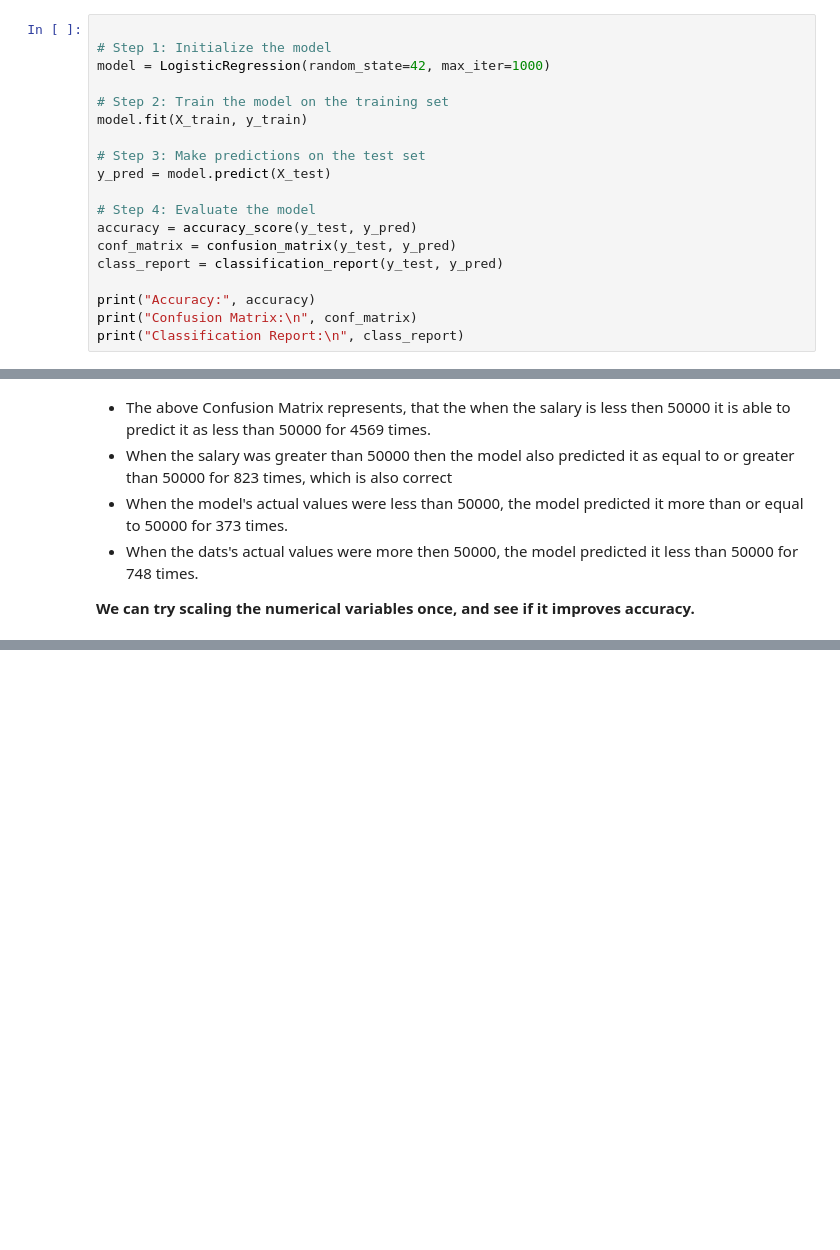
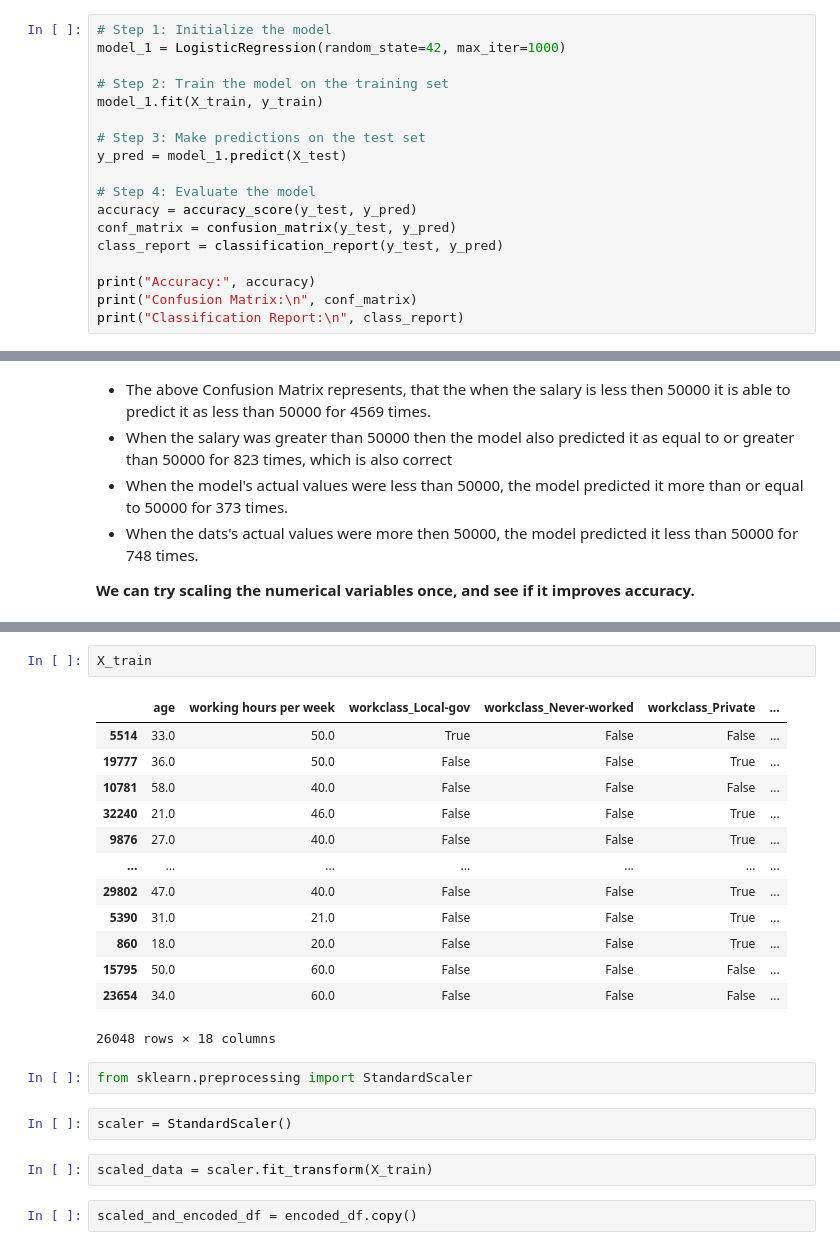
Before and after one commit to nikhil4859/Logistic-Regression, a Jupyter notebook: Salary_Prediction _Data.ipynb, the cells around one changed output, grey strips where cells are left out. Saved outputs shown, nothing was run; the diff lists cells and outputs as text; blank space fills up the shorter version.

Commit message:
Kaggle Notebook | Salary Prediction Dataset | Version 1

```diff
--- a/Salary_Prediction _Data.ipynb
+++ b/Salary_Prediction _Data.ipynb
@@ -522,15 +522,14 @@ X_train, X_test, y_train, y_test = train_test_split(X, y, test_size=0.2, random_
 from sklearn.linear_model import LogisticRegression
 from sklearn.metrics import accuracy_score, confusion_matrix, classification_report
 # %%
-
 # Step 1: Initialize the model
-model = LogisticRegression(random_state=42, max_iter=1000)
+model_1 = LogisticRegression(random_state=42, max_iter=1000)
 
 # Step 2: Train the model on the training set
-model.fit(X_train, y_train)
+model_1.fit(X_train, y_train)
 
 # Step 3: Make predictions on the test set
-y_pred = model.predict(X_test)
+y_pred = model_1.predict(X_test)
 
 # Step 4: Evaluate the model
 accuracy = accuracy_score(y_test, y_pred)
@@ -575,0 +591,24 @@ plt.show()
+# %%
+X_train
+# %% [output]
+|  | age | working hours per week | workclass_Local-gov | workclass_Never-worked | workclass_Private | ... |
+| 5514 | 33.0 | 50.0 | True | False | False | ... |
+| 19777 | 36.0 | 50.0 | False | False | True | ... |
+| 10781 | 58.0 | 40.0 | False | False | False | ... |
+| 32240 | 21.0 | 46.0 | False | False | True | ... |
+| 9876 | 27.0 | 40.0 | False | False | True | ... |
+| ... | ... | ... | ... | ... | ... | ... |
+| 29802 | 47.0 | 40.0 | False | False | True | ... |
+| 5390 | 31.0 | 21.0 | False | False | True | ... |
+| 860 | 18.0 | 20.0 | False | False | True | ... |
+| 15795 | 50.0 | 60.0 | False | False | False | ... |
+| 23654 | 34.0 | 60.0 | False | False | False | ... |
+26048 rows × 18 columns
+# %%
+from sklearn.preprocessing import StandardScaler
+# %%
+scaler = StandardScaler()
+# %%
+scaled_data = scaler.fit_transform(X_train)
+# %%
+scaled_and_encoded_df = encoded_df.copy()
```
Also changed, not shown: parts of 9 cells of this notebook.
